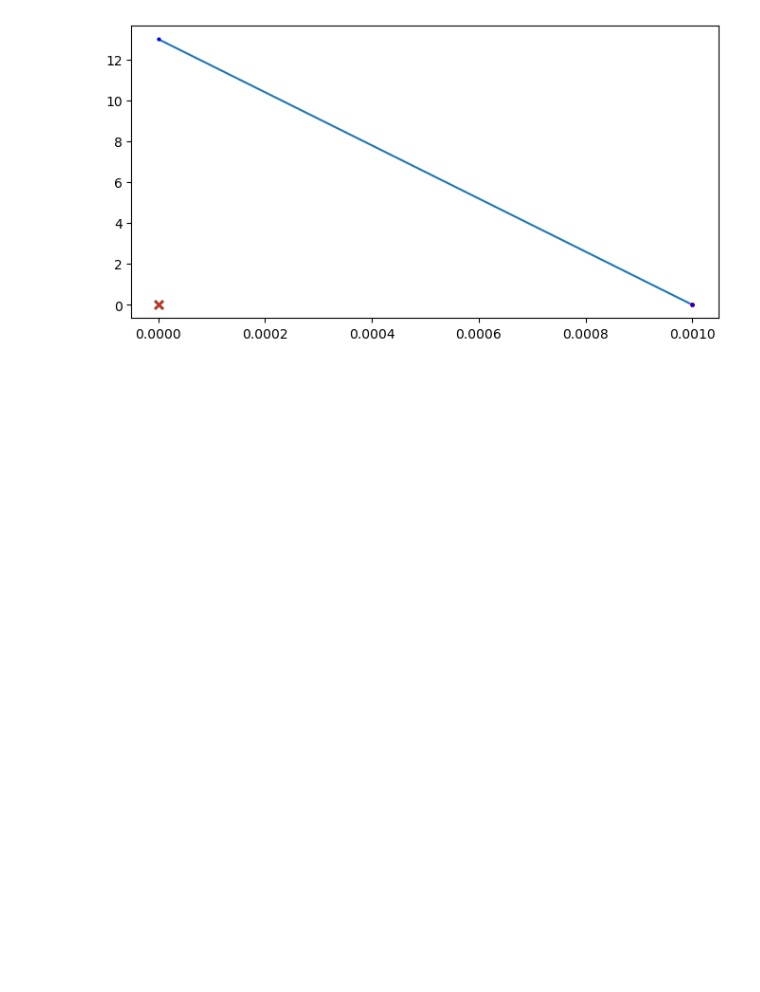
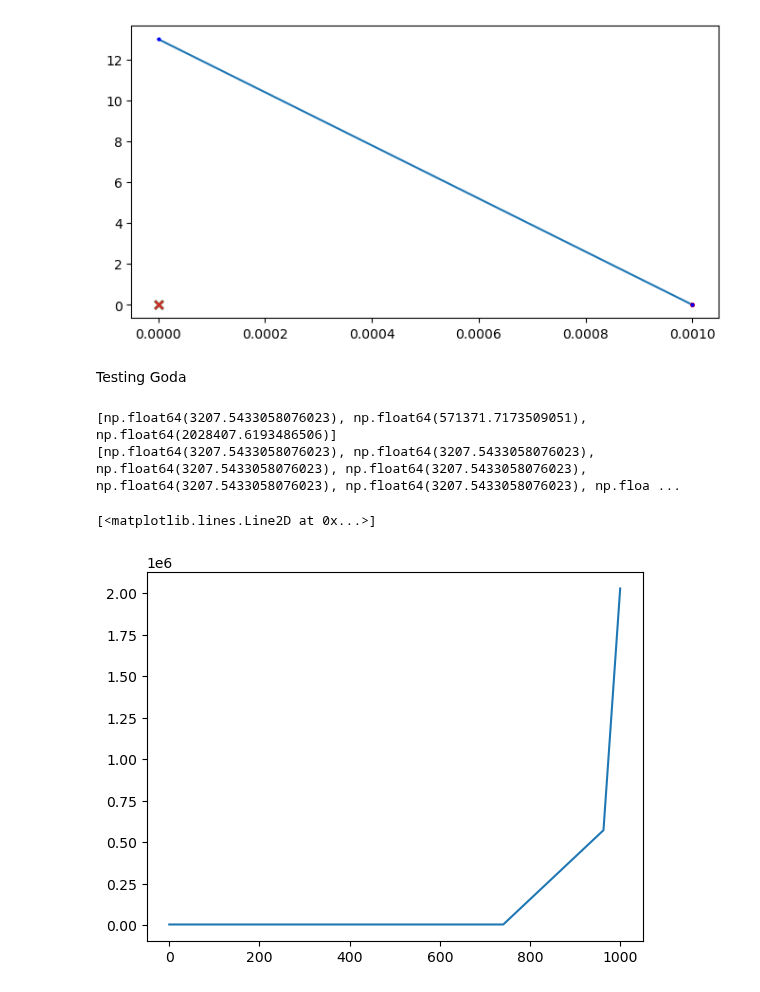
Before and after one commit to maxblw/CIEM4220_CM, a Jupyter notebook: model/1_model_definition.ipynb, the cells around one changed output. Drawn from its saved outputs; the diff is of its cells as text; code cells hidden in the pictures; blank space fills up the shorter version.

```diff
--- a/model/1_model_definition.ipynb
+++ b/model/1_model_definition.ipynb
@@ -267,7 +270,10 @@ def goda(beta, alpha1, alpha2, alpha3, labda1, labda2, H, l, L, rho, g, eta, hc)
     # eta = wave height crest elevation
     # hc = crest elevation of the wall (from SWL to top of breakwater or point of interest)
     # labda = wave reflection/transmission coefficients, lecture notes
-    # alpha = empirical coefficients, lecture notes
+    # alpha = empirical model coefficients, lecture notes
+    # L = wave length
+    # l =
+    # hc =
 
     p1 = 1/2 * (np.cos(beta) + 1) * (alpha1 * labda1 + alpha2 * labda2 *(np.cos(beta)) ** 2) * rho * g * H
     p2 = p1 * (eta - hc) / eta
@@ -277,9 +283,10 @@ def goda(beta, alpha1, alpha2, alpha3, labda1, labda2, H, l, L, rho, g, eta, hc)
     P1 = p1
     P2 = p2 * (1 + p2til)
     P3 = p3 * (1 + p3til)
-    return P1, P2, P3
+    return [P1, P2, P3]
 
 def array_Goda(d, h1, h2, goda):
+    # returns array starting from the bottom to the top
     P1 =  goda[0]
     P2 = goda[1]
     P3 = goda[2]
@@ -287,7 +294,7 @@ def array_Goda(d, h1, h2, goda):
     # d = SWL
     # h1 = height wrt SWL until curvature
     # h2 = height wrt SWL to highest point
-    z = np.linspace(-d, h2, 100)
+    z = np.linspace(-d, h2, 1000)
     for i in range(len(z)):
         if z[i] < 0:
             P = P1
@@ -299,3 +306,45 @@ def array_Goda(d, h1, h2, goda):
             P = (P2 - P1) / (h1) * z[i] + P1
             Pv.append(P)
     return Pv
+# %% [markdown]
+Testing Goda
+# %%
+# examples of input values
+beta = 2
+alpha1 = 0.05
+alpha2 = 1
+alpha3 = 0.8
+H = 2
+labda1 = 4
+labda2 = 2
+l = 15
+L = 15
+rho = 1025 # density of salt water
+g = 9.81
+eta = 1 # time dependent factor
+hc = 0.5 # needs to be smaller than eta, otherwise negative P2
+
+d = 10
+h1 = 3
+h2 = 3.5
+# alpha1 = 0.1 * 1/2 * (2 * k * h / (np.sinh(2 * k * h))) ** 2
+# #For shallow water: alpha1 = 0, for deep water: alpha = 0.05
+
+# alpha2 = min((hb - d) / (3 * hb) * (Hmax /d) **2, 2 * d / Hmax)
+
+
+# alpha3 = 1 - h_ / h * (1 - 1/(np.cosh(k * h)))
+# %%
+A = goda(beta, alpha1, alpha2, alpha3, labda1, labda2, H, l, L, rho, g, eta, hc)
+print(A)
+
+array = array_Goda(d, h1, h2, A)
+print(array)
+
+x = np.linspace(0, len(array), len(array))
+plt.plot(x, array)
+# %% [output]
+[np.float64(3207.5433058076023), np.float64(571371.7173509051), np.float64(2028407.6193486506)]
+[np.float64(3207.5433058076023), np.float64(3207.5433058076023), np.float64(3207.5433058076023), np.float64(3207.5433058076023), np.float64(3207.5433058076023), np.float64(3207.5433058076023), np.floa ...
+[<matplotlib.lines.Line2D at 0x...>]
+[figure, added]
```
Also changed, not shown: parts of 1 cell of this notebook.
